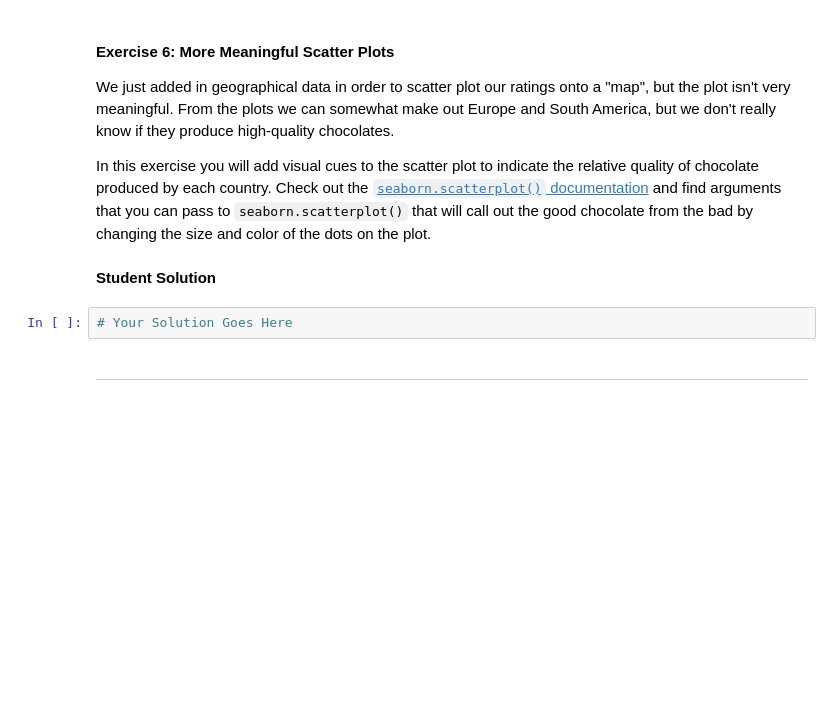
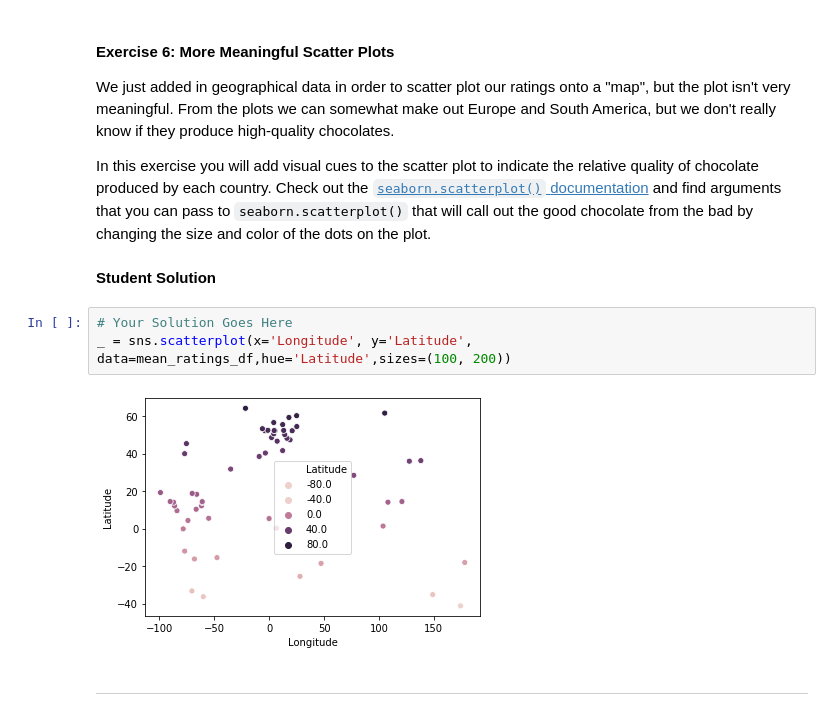
Before and after one commit to rofifahnurul/bangkit-exercise, a Jupyter notebook: Exploratory_Data_Analysis_2.ipynb, the cells around one changed output. Cells and saved outputs as stored; diff of their text form; blank space fills up the shorter version.

```diff
--- a/Exploratory_Data_Analysis_2.ipynb
+++ b/Exploratory_Data_Analysis_2.ipynb
@@ -699,8 +713,11 @@ We just added in geographical data in order to scatter plot our ratings onto a "
 In this exercise you will add visual cues to the scatter plot to indicate the relative quality of chocolate produced by each country. Check out the [`seaborn.scatterplot()` documentation](https://seaborn.pydata.org/generated/seaborn.scatterplot.html) and find arguments that you can pass to `seaborn.scatterplot()` that will call out the good chocolate from the bad by changing the size and color of the dots on the plot.
 # %% [markdown]
 **Student Solution**
-# %%
-# Your Solution Goes Here
+# %%
+# Your Solution Goes Here
+_ = sns.scatterplot(x='Longitude', y='Latitude', data=mean_ratings_df,hue='Latitude',sizes=(100, 200))
+# %% [output]
+[figure, added]
 # %% [markdown]
 ---
 # %% [markdown]
```
Also changed, not shown: parts of 4 cells of this notebook.
